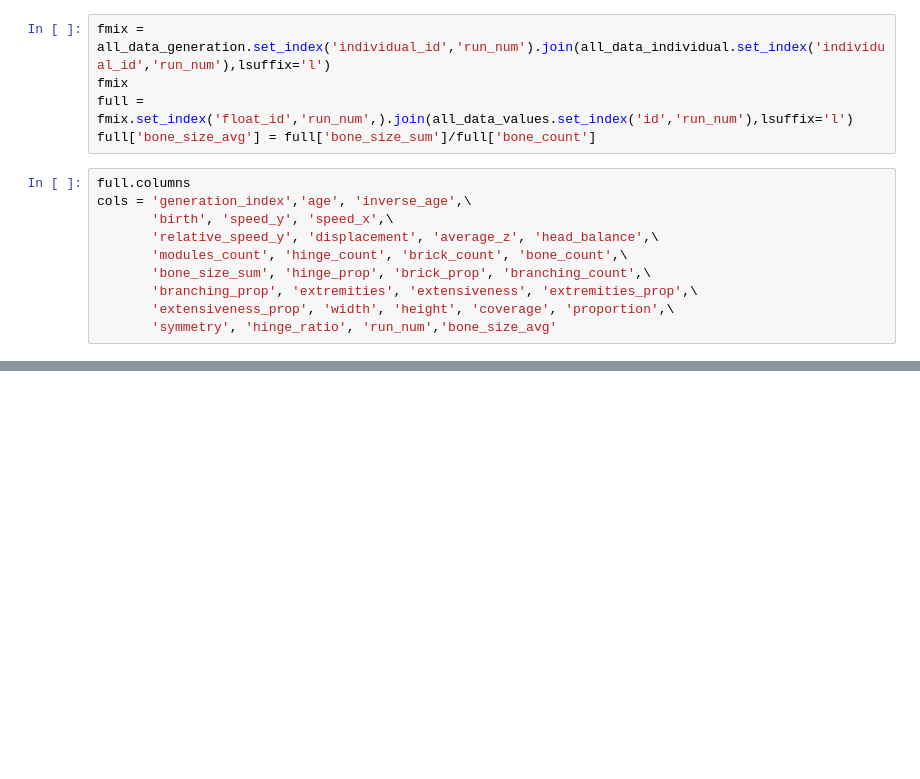
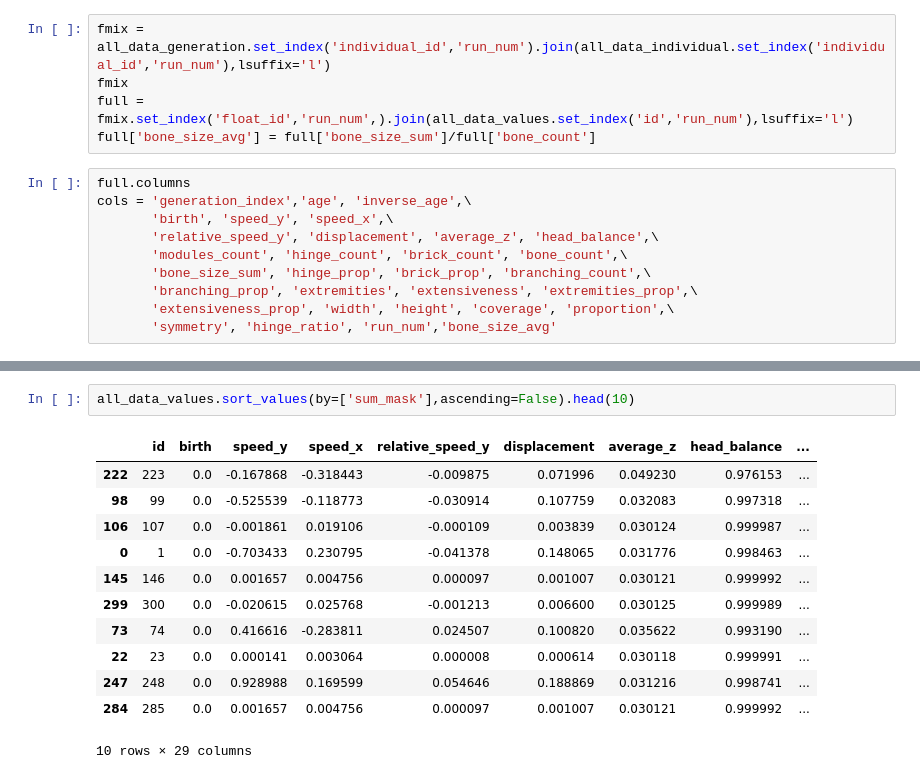
Before and after one commit to bobykhani/revolve2, a Jupyter notebook: experiments/optimize_modular_v2/analysis_v3.ipynb, the cells around one changed output, grey strips where cells are left out. Cells and saved outputs as stored; diff of their text form; blank space fills up the shorter version.

```diff
--- a/experiments/optimize_modular_v2/analysis_v3.ipynb
+++ b/experiments/optimize_modular_v2/analysis_v3.ipynb
@@ -109,0 +151,15 @@ plt.plot(plot_data.index,plot_data['value'])
+# %%
+all_data_values.sort_values(by=['sum_mask'],ascending=False).head(10)
+# %% [output]
+|  | id | birth | speed_y | speed_x | relative_speed_y | displacement | average_z | head_balance | ... |
+| 222 | 223 | 0.0 | -0.167868 | -0.318443 | -0.009875 | 0.071996 | 0.049230 | 0.976153 | ... |
+| 98 | 99 | 0.0 | -0.525539 | -0.118773 | -0.030914 | 0.107759 | 0.032083 | 0.997318 | ... |
+| 106 | 107 | 0.0 | -0.001861 | 0.019106 | -0.000109 | 0.003839 | 0.030124 | 0.999987 | ... |
+| 0 | 1 | 0.0 | -0.703433 | 0.230795 | -0.041378 | 0.148065 | 0.031776 | 0.998463 | ... |
+| 145 | 146 | 0.0 | 0.001657 | 0.004756 | 0.000097 | 0.001007 | 0.030121 | 0.999992 | ... |
+| 299 | 300 | 0.0 | -0.020615 | 0.025768 | -0.001213 | 0.006600 | 0.030125 | 0.999989 | ... |
+| 73 | 74 | 0.0 | 0.416616 | -0.283811 | 0.024507 | 0.100820 | 0.035622 | 0.993190 | ... |
+| 22 | 23 | 0.0 | 0.000141 | 0.003064 | 0.000008 | 0.000614 | 0.030118 | 0.999991 | ... |
+| 247 | 248 | 0.0 | 0.928988 | 0.169599 | 0.054646 | 0.188869 | 0.031216 | 0.998741 | ... |
+| 284 | 285 | 0.0 | 0.001657 | 0.004756 | 0.000097 | 0.001007 | 0.030121 | 0.999992 | ... |
+10 rows × 29 columns
```
Also changed, not shown: parts of 8 cells of this notebook, 9 other files.
